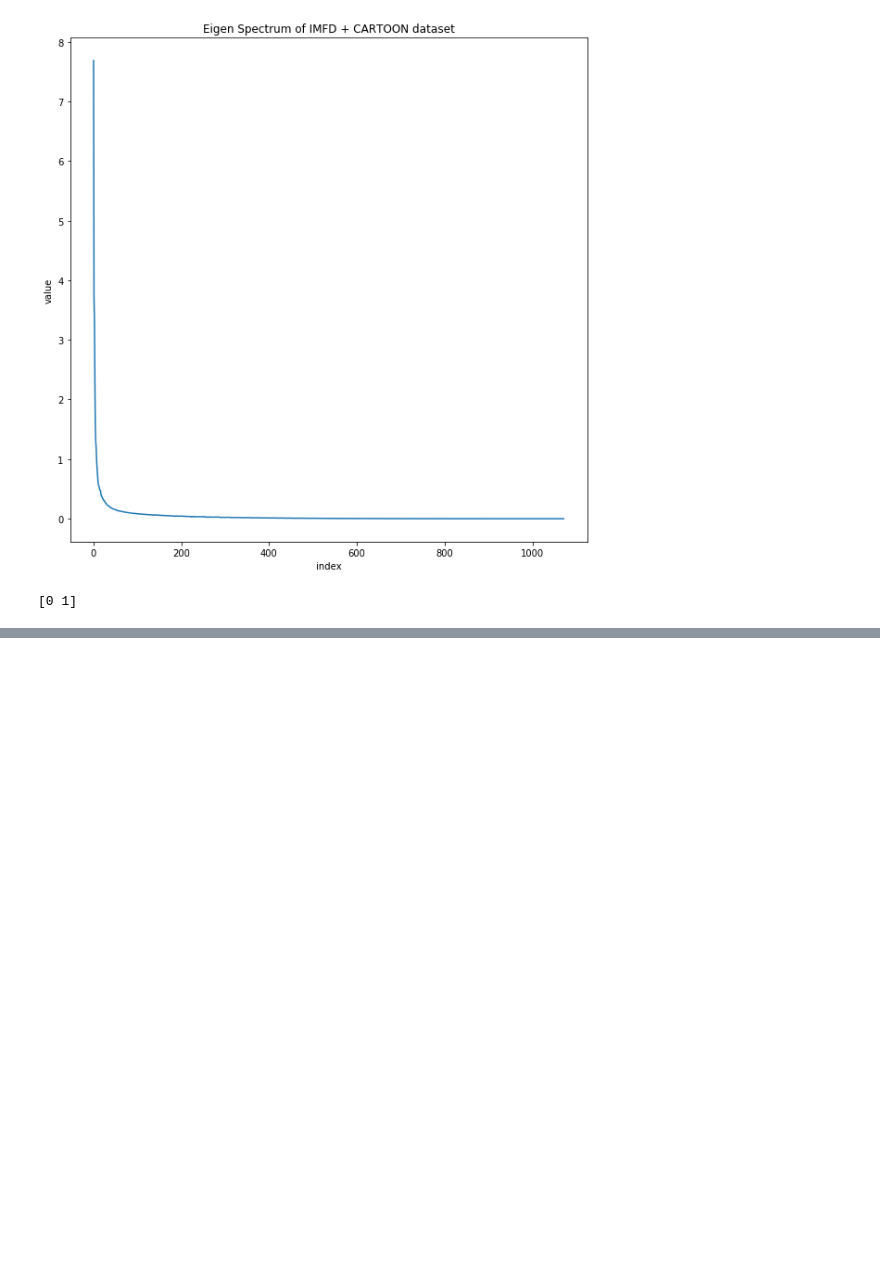
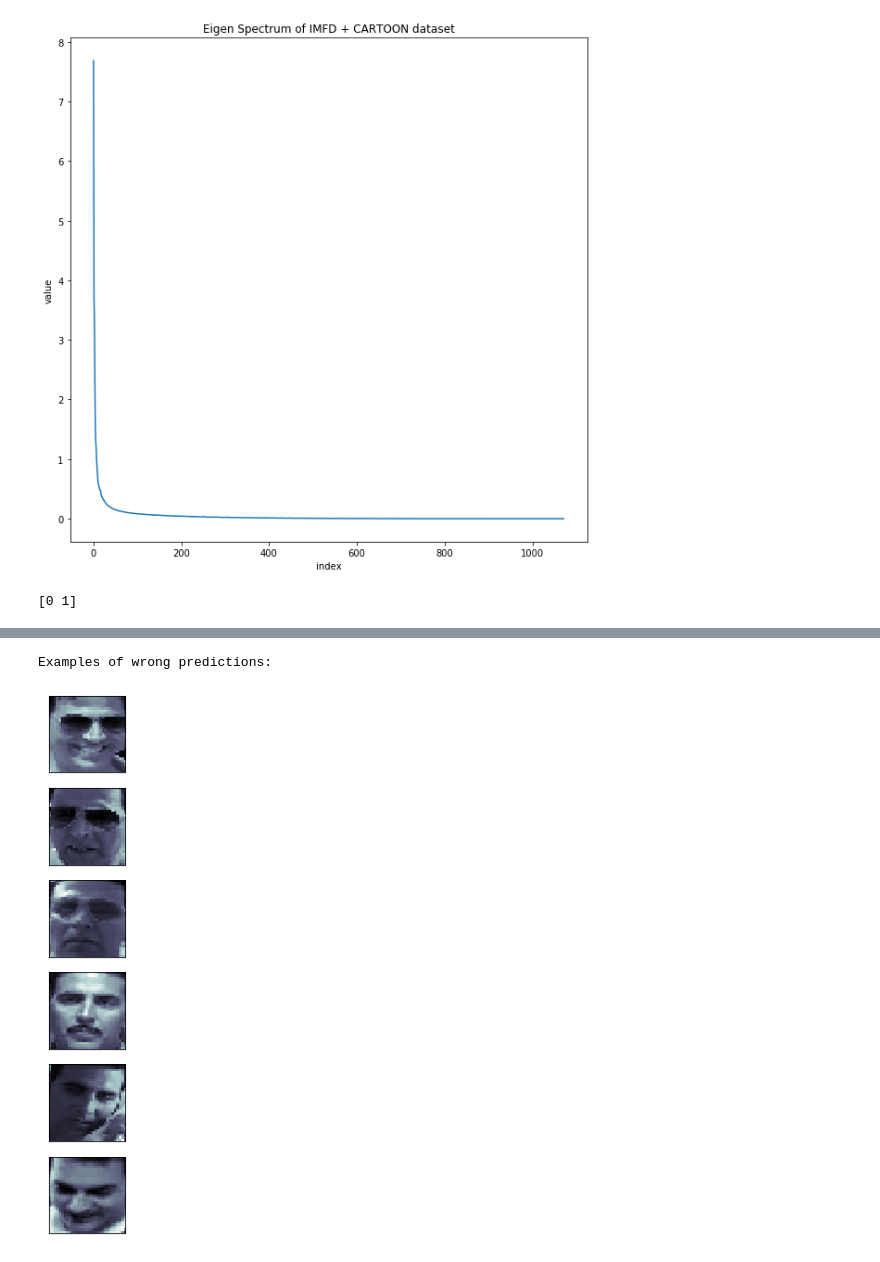
Before and after one commit to niveditarufus/SMAI-Homeworks, a Jupyter notebook: Assignments/2019702002-Copy1.ipynb, the cells around one changed output, grey strips where cells are left out. Saved outputs shown, nothing was run; the diff lists cells and outputs as text; code cells hidden in the pictures; blank space fills up the shorter version.

```diff
--- a/Assignments/2019702002-Copy1.ipynb
+++ b/Assignments/2019702002-Copy1.ipynb
@@ -1170,0 +1227,14 @@ Text(0.5, 1, 'IMFD + CARTOON DATASET TSNE plot')
+# %%
+# Show quantitative results such as examples of correct prediction and wrong prediction
+print("Examples of wrong predictions:")
+ind = np.where(results == False)
+wrong = np.asarray([data[i] for i in ind])
+wrong = wrong.reshape(wrong.shape[1], wrong.shape[2])
+wrong = wrong.reshape((wrong.shape[0],32,32))
+fig = plt.figure(figsize=(10, 10))
+for i in range(wrong.shape[0]):
+    ax = fig.add_subplot(wrong.shape[0], 1, i+1 , xticks=[], yticks=[])
+    ax.imshow(wrong[i], cmap=plt.cm.bone)
+# %% [output]
+Examples of wrong predictions:
+[figure, added]
```
Also changed, not shown: parts of 10 cells of this notebook.
